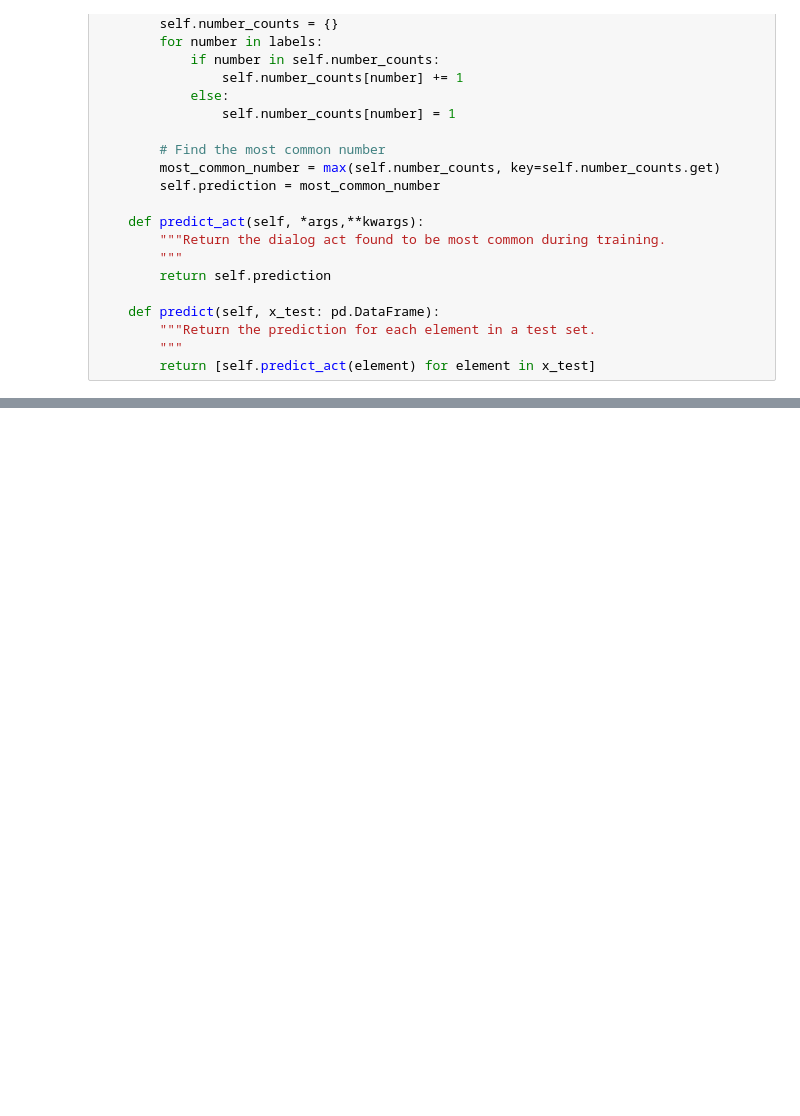
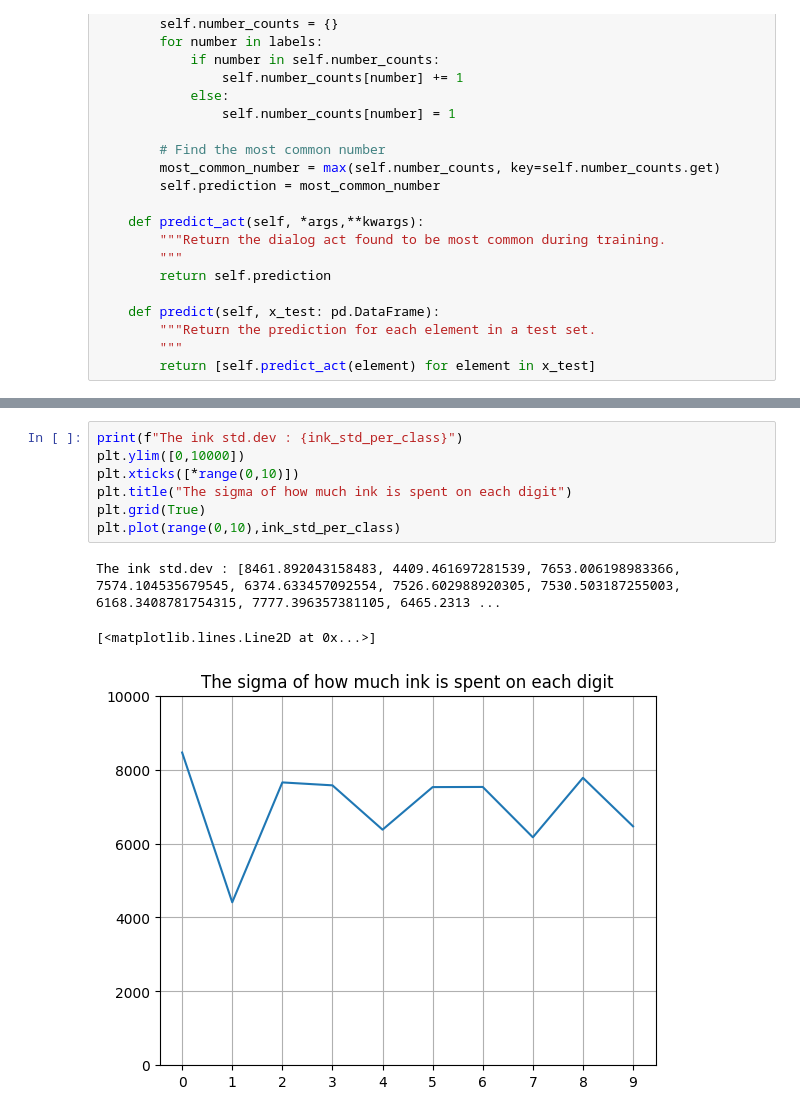
Before and after one commit to leidindi/pattern-recognition-PA, a Jupyter notebook: PA-notebook.ipynb, the cells around one changed output, grey strips where cells are left out. Drawn from its saved outputs; the diff is of its cells as text; blank space fills up the shorter version.

```diff
--- a/PA-notebook.ipynb
+++ b/PA-notebook.ipynb
@@ -74,0 +130,11 @@ print(baseline_accuracy)
+# %%
+print(f"The ink std.dev : {ink_std_per_class}")
+plt.ylim([0,10000])
+plt.xticks([*range(0,10)])
+plt.title("The sigma of how much ink is spent on each digit")
+plt.grid(True)
+plt.plot(range(0,10),ink_std_per_class)
+# %% [output]
+The ink std.dev : [8461.892043158483, 4409.461697281539, 7653.006198983366, 7574.104535679545, 6374.633457092554, 7526.602988920305, 7530.503187255003, 6168.3408781754315, 7777.396357381105, 6465.2313 ...
+[<matplotlib.lines.Line2D at 0x...>]
+[figure, added]
```
Also changed, not shown: parts of 13 cells of this notebook, 1 other file.
